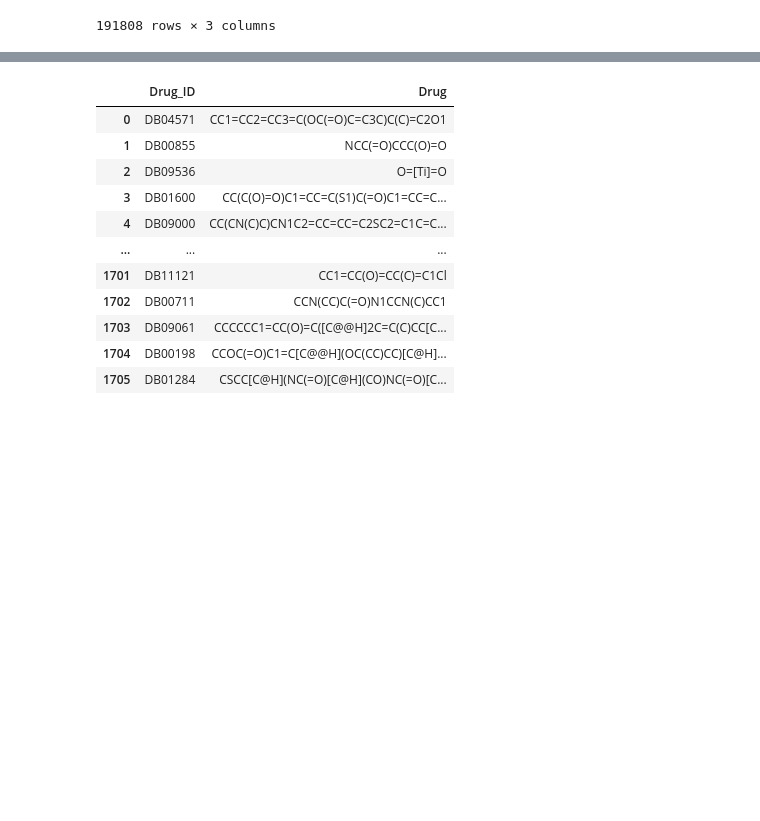
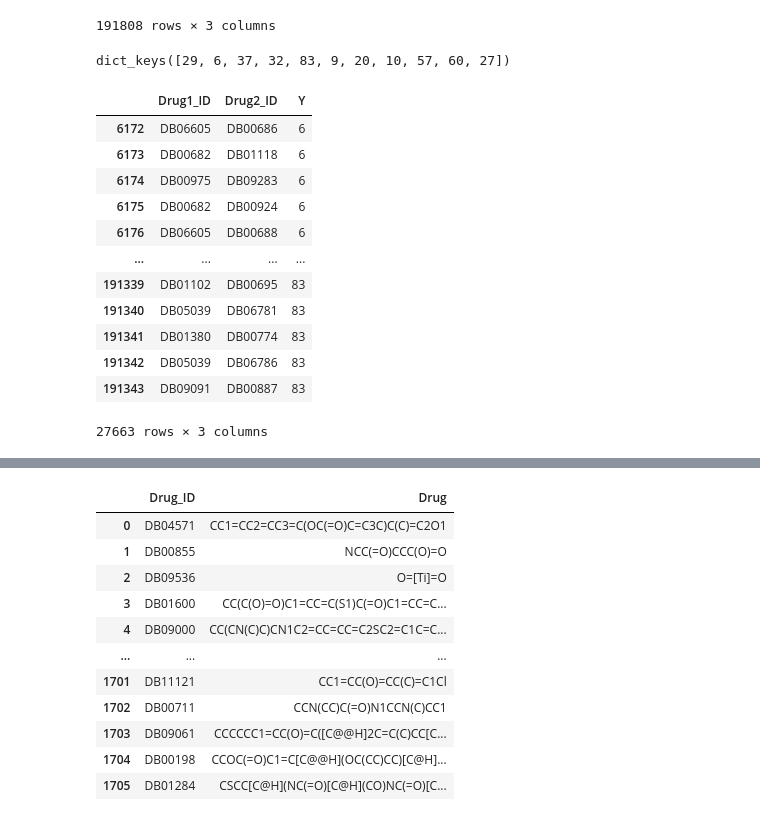
Before and after one commit to uzh-dqbm-cmi/graphnn, a Jupyter notebook: notebooks/DeepAdr_data_generation.ipynb, the cells around one changed output, grey strips where cells are left out. Cells and saved outputs as stored; diff of their text form; code cells hidden in the pictures; blank space fills up the shorter version.

```diff
--- a/notebooks/DeepAdr_data_generation.ipynb
+++ b/notebooks/DeepAdr_data_generation.ipynb
@@ -143,3 +143,24 @@ datashort
 | 191806 | DB00415 | DB00437 | 86 |
 | 191807 | DB00437 | DB00691 | 86 |
 191808 rows × 3 columns
+# %%
+dict_ddiTypes.keys()
+# %% [output]
+dict_keys([29, 6, 37, 32, 83, 9, 20, 10, 57, 60, 27])
+# %%
+dataDdiTypes = datashort[datashort.Y.isin(dict_ddiTypes.keys())]
+dataDdiTypes
+# %% [output]
+|  | Drug1_ID | Drug2_ID | Y |
+| 6172 | DB06605 | DB00686 | 6 |
+| 6173 | DB00682 | DB01118 | 6 |
+| 6174 | DB00975 | DB09283 | 6 |
+| 6175 | DB00682 | DB00924 | 6 |
+| 6176 | DB06605 | DB00688 | 6 |
+| ... | ... | ... | ... |
+| 191339 | DB01102 | DB00695 | 83 |
+| 191340 | DB05039 | DB06781 | 83 |
+| 191341 | DB01380 | DB00774 | 83 |
+| 191342 | DB05039 | DB06786 | 83 |
+| 191343 | DB09091 | DB00887 | 83 |
+27663 rows × 3 columns
```
Also changed, not shown: parts of 28 cells of this notebook, 2 other files.
